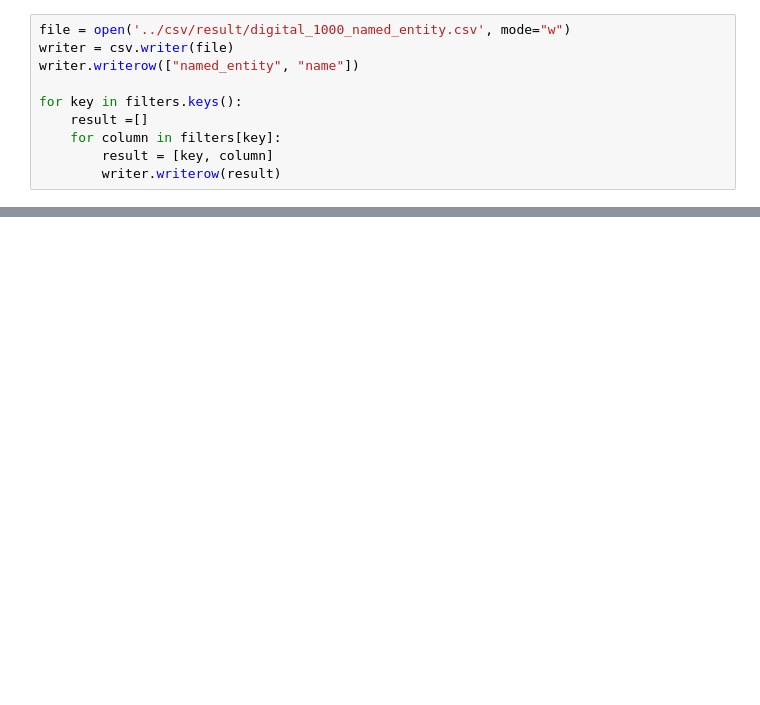
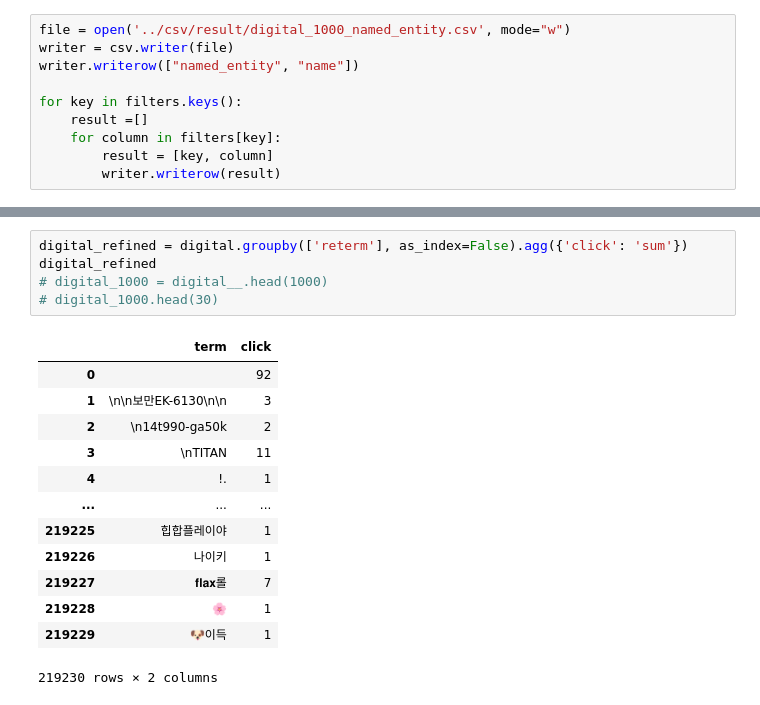
Before and after one commit to kiyoja07/python-bunjang, a Jupyter notebook: data-analysis/jupyter/search_keyword_named_entity.ipynb, the cells around one changed output, grey strips where cells are left out. Cells and saved outputs as stored; diff of their text form; blank space fills up the shorter version.

```diff
--- a/data-analysis/jupyter/search_keyword_named_entity.ipynb
+++ b/data-analysis/jupyter/search_keyword_named_entity.ipynb
@@ -129,0 +177,19 @@ for key in filters.keys():
+# %%
+digital_refined = digital.groupby(['reterm'], as_index=False).agg({'click': 'sum'})
+digital_refined
+# digital_1000 = digital__.head(1000)
+# digital_1000.head(30)
+# %% [output]
+|  | term | click |
+| 0 |  | 92 |
+| 1 | \n\n보만EK-6130\n\n | 3 |
+| 2 | \n14t990-ga50k | 2 |
+| 3 | \nTITAN | 11 |
+| 4 | !. | 1 |
+| ... | ... | ... |
+| 219225 | 힙합플레이야 | 1 |
+| 219226 | ￼나이키 | 1 |
+| 219227 | 𝐟𝐥𝐚𝐱롤 | 7 |
+| 219228 | 🌸 | 1 |
+| 219229 | 🐶이득 | 1 |
+219230 rows × 2 columns
```
Also changed, not shown: parts of 11 cells of this notebook, 6 other files.
